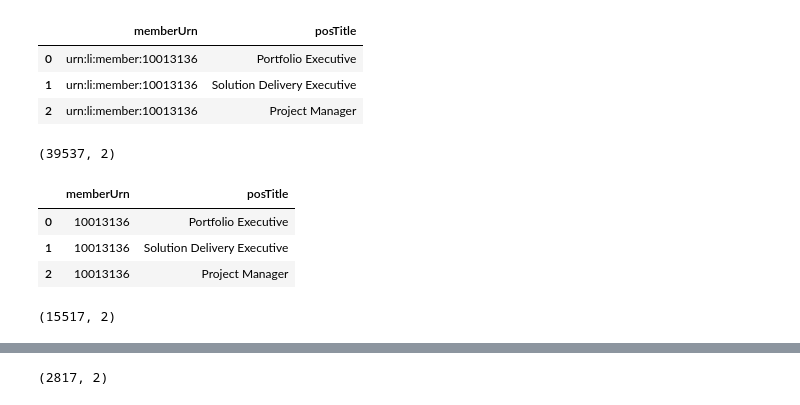
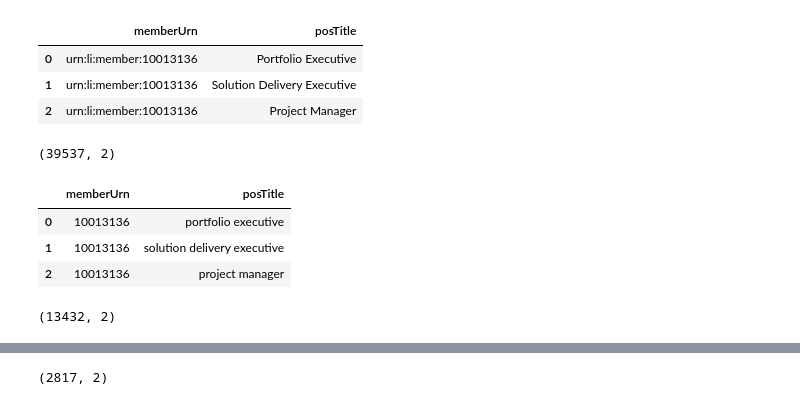
Before and after one commit to draymond63/passion, a Jupyter notebook: w2v_train_compile.ipynb, the cells around one changed output, grey strips where cells are left out. Cells and saved outputs as stored; diff of their text form; code cells hidden in the pictures.

```diff
--- a/w2v_train_compile.ipynb
+++ b/w2v_train_compile.ipynb
@@ -18,21 +18,25 @@ members.head(3)
 # %%
 # Simplify the member id
 members['memberUrn'] = members['memberUrn'].apply(lambda x: int(x.split(':')[-1]))
+# Lowercase every job
+members['posTitle'] = members['posTitle'].str.lower()
 
 print(members.shape)
 members.head(3)
 # %% [output]
 (39537, 2)
 |  | memberUrn | posTitle |
-| 0 | 10013136 | Portfolio Executive |
-| 1 | 10013136 | Solution Delivery Executive |
-| 2 | 10013136 | Project Manager |
+| 0 | 10013136 | portfolio executive |
+| 1 | 10013136 | solution delivery executive |
+| 2 | 10013136 | project manager |
 # %%
-members = members[members.groupby('posTitle')['posTitle'].transform('count') > 1] # Only values that have multiple inputs
+# * The number of times an item has to be seen for it to be included
+rep_times = 3
+members = members[members.groupby('posTitle')['posTitle'].transform('count') >= rep_times] # Only values that have multiple inputs
 members = members.drop_duplicates()
 members.shape
 # %% [output]
-(15517, 2)
+(13432, 2)
 # %%
 # Group members by position
 members_grouped = members.groupby('posTitle')['memberUrn'].apply(list) # 2817 jobs w/ more than 1 member
```
Also changed, not shown: parts of 1 cell of this notebook, 5 other files.
